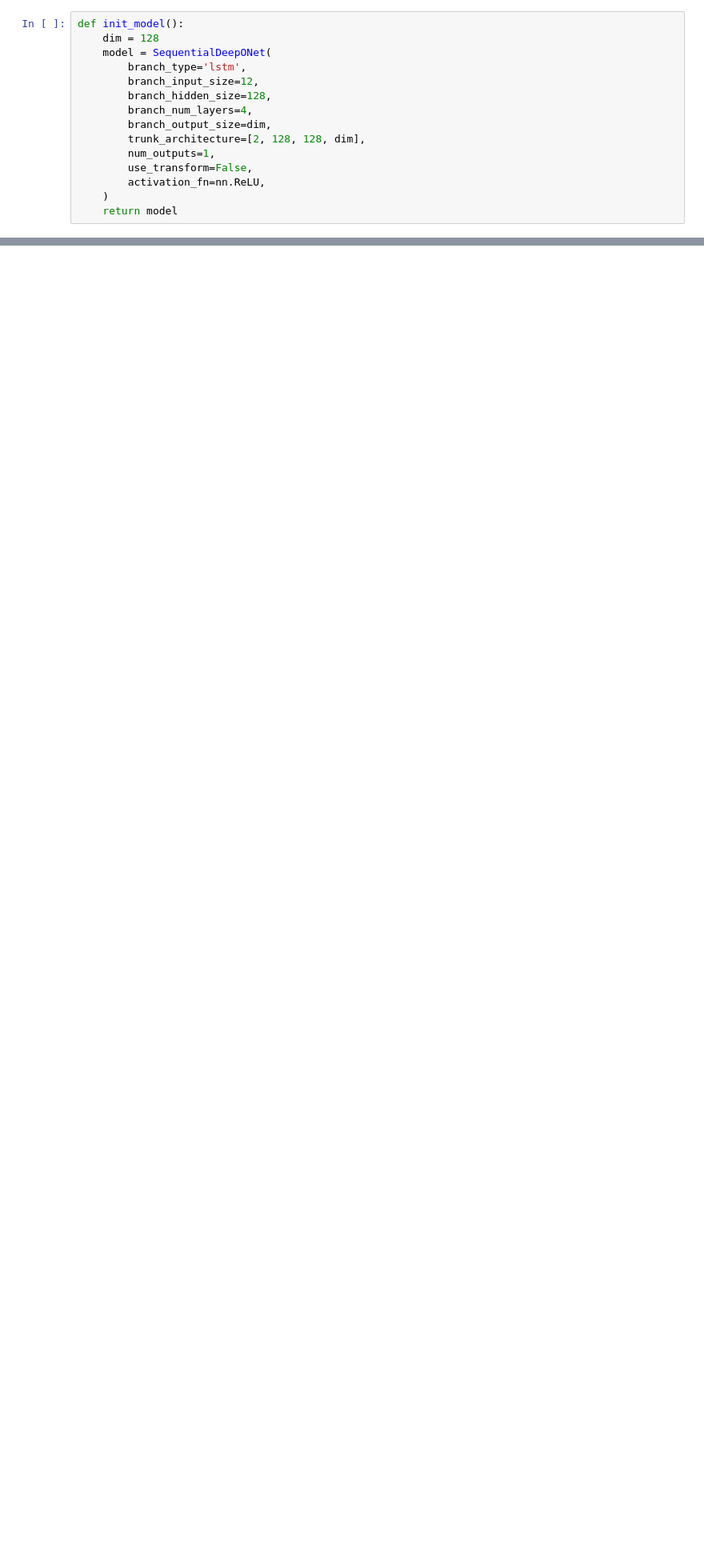
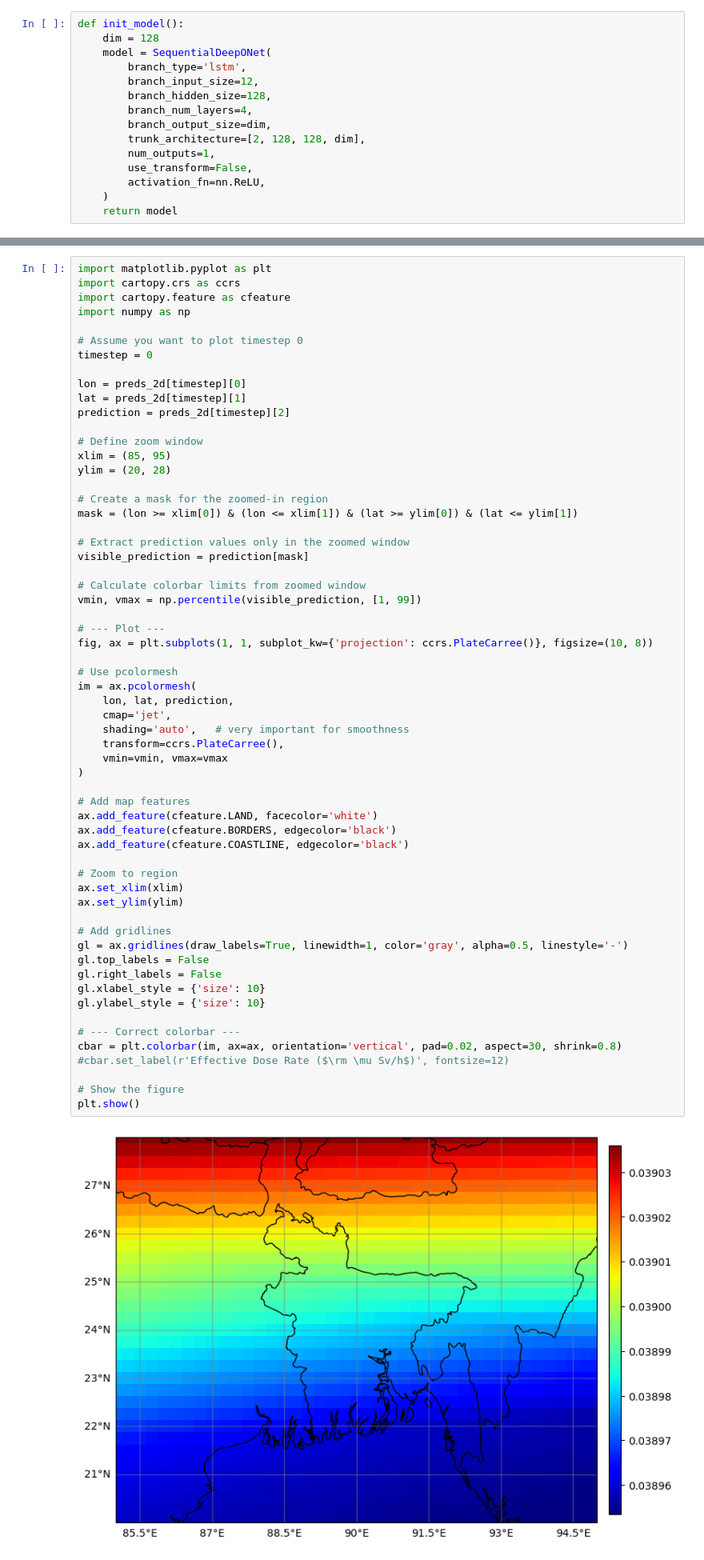
Before and after one commit to kkazuma19/CosmicRays-Operator, a Jupyter notebook: post_process.ipynb, the cells around one changed output, grey strips where cells are left out. Shown at 80% size. Saved outputs shown, nothing was run; the diff lists cells and outputs as text; blank space fills up the shorter version.

```diff
--- a/post_process.ipynb
+++ b/post_process.ipynb
@@ -199,0 +256,62 @@ plt.show()
+# %%
+import matplotlib.pyplot as plt
+import cartopy.crs as ccrs
+import cartopy.feature as cfeature
+import numpy as np
+
+# Assume you want to plot timestep 0
+timestep = 0
+
+lon = preds_2d[timestep][0]
+lat = preds_2d[timestep][1]
+prediction = preds_2d[timestep][2]
+
+# Define zoom window
+xlim = (85, 95)
+ylim = (20, 28)
+
+# Create a mask for the zoomed-in region
+mask = (lon >= xlim[0]) & (lon <= xlim[1]) & (lat >= ylim[0]) & (lat <= ylim[1])
+
+# Extract prediction values only in the zoomed window
+visible_prediction = prediction[mask]
+
+# Calculate colorbar limits from zoomed window
+vmin, vmax = np.percentile(visible_prediction, [1, 99])
+
+# --- Plot ---
+fig, ax = plt.subplots(1, 1, subplot_kw={'projection': ccrs.PlateCarree()}, figsize=(10, 8))
+
+# Use pcolormesh
+im = ax.pcolormesh(
+    lon, lat, prediction,
+    cmap='jet',
+    shading='auto',   # very important for smoothness
+    transform=ccrs.PlateCarree(),
+    vmin=vmin, vmax=vmax
+)
+
+# Add map features
+ax.add_feature(cfeature.LAND, facecolor='white')
+ax.add_feature(cfeature.BORDERS, edgecolor='black')
+ax.add_feature(cfeature.COASTLINE, edgecolor='black')
+
+# Zoom to region
+ax.set_xlim(xlim)
+ax.set_ylim(ylim)
+
+# Add gridlines
+gl = ax.gridlines(draw_labels=True, linewidth=1, color='gray', alpha=0.5, linestyle='-')
+gl.top_labels = False
+gl.right_labels = False
+gl.xlabel_style = {'size': 10}
+gl.ylabel_style = {'size': 10}
+
+# --- Correct colorbar ---
+cbar = plt.colorbar(im, ax=ax, orientation='vertical', pad=0.02, aspect=30, shrink=0.8)
+#cbar.set_label(r'Effective Dose Rate ($\rm \mu Sv/h$)', fontsize=12)
+
+# Show the figure
+plt.show()
+# %% [output]
+[figure, added]
```
Also changed, not shown: parts of 11 cells of this notebook, 1 other file.
